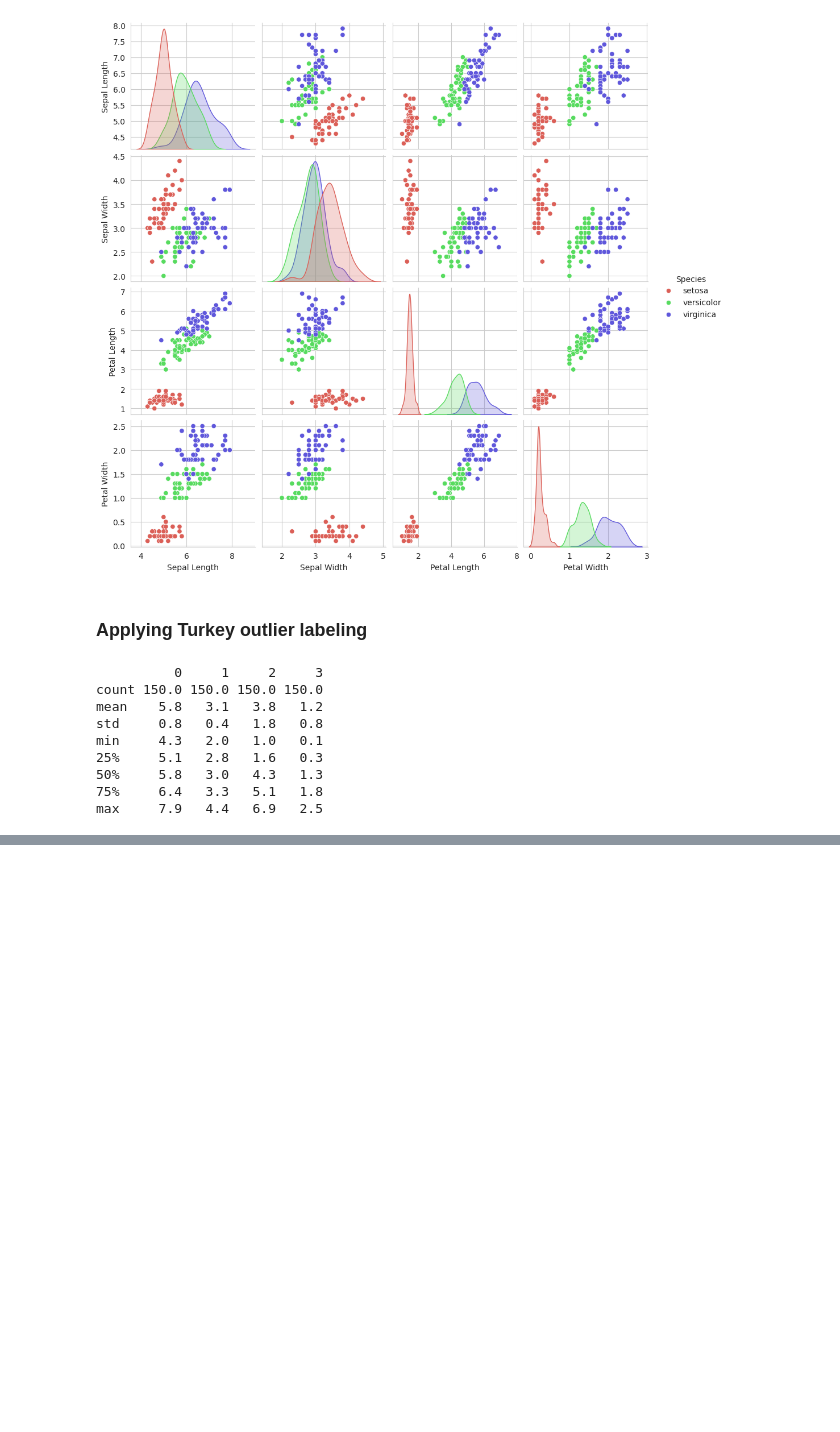
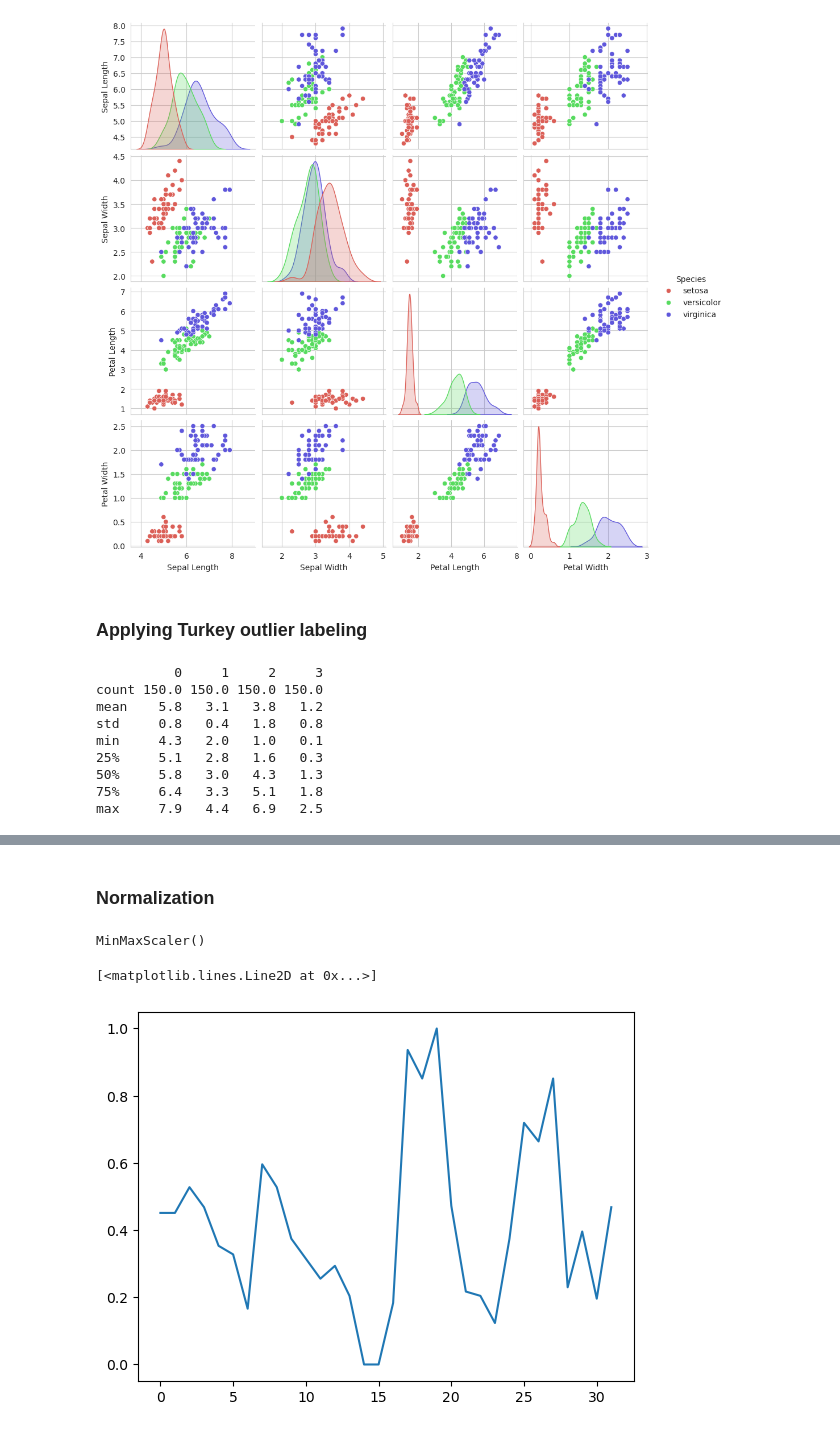
Before and after one commit to Mahdi90s/Python_repository, a Jupyter notebook: Python_Code/Python_Learning.ipynb, the cells around one changed output, grey strips where cells are left out. Cells and saved outputs as stored; diff of their text form; code cells hidden in the pictures; blank space fills up the shorter version.

```diff
--- a/Python_Code/Python_Learning.ipynb
+++ b/Python_Code/Python_Learning.ipynb
@@ -1685,0 +1764,6 @@ max     7.9   4.4   6.9   2.5
+# %%
+address = '/home/micheal/Documents/GitHub/python-for-data-science-and-machine-learning-essential-training-part-1-3006708/data/mtcars.csv'
+
+dataset = pd.read_csv (address)
+
+dataset.head()
@@ -1685,0 +1782,13 @@ max     7.9   4.4   6.9   2.5
+# %% [markdown]
+### Normalization
+# %%
+minmax_scalar = MinMaxScaler()
+minmax_scalar.fit(dataset[['mpg']])
+# %% [output]
+MinMaxScaler()
+# %%
+scaled_data = minmax_scalar.transform(dataset[['mpg']])
+plt.plot(scaled_data)
+# %% [output]
+[<matplotlib.lines.Line2D at 0x...>]
+[figure, added]
```
Also changed, not shown: parts of 74 cells of this notebook.
